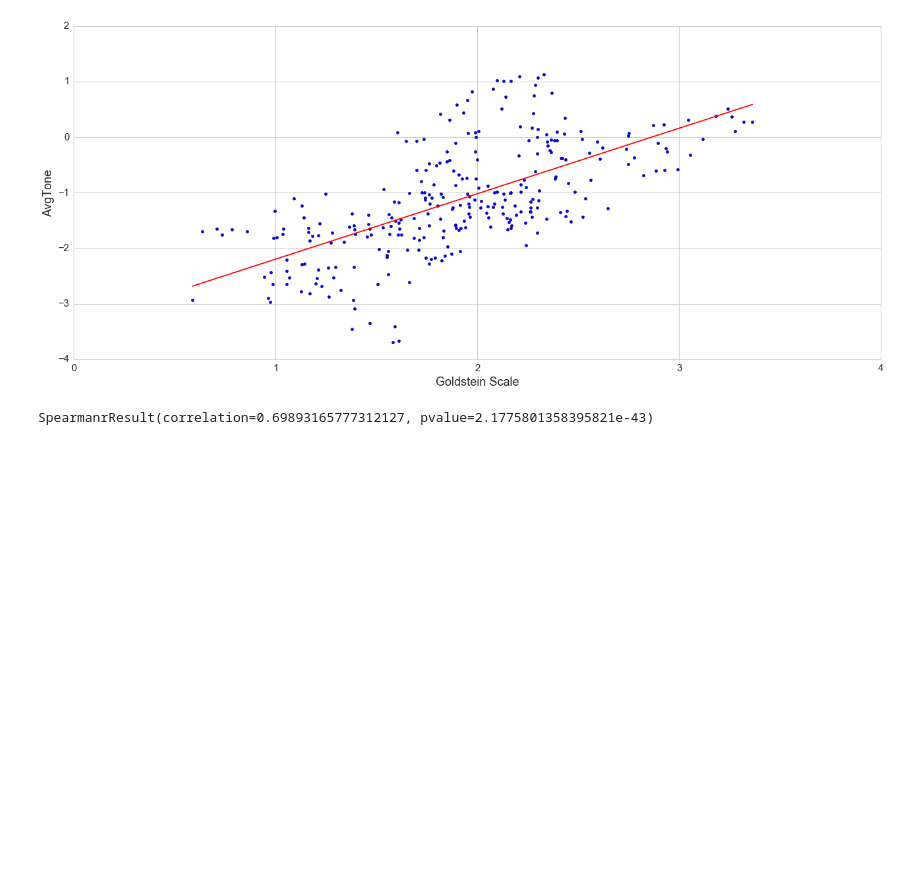
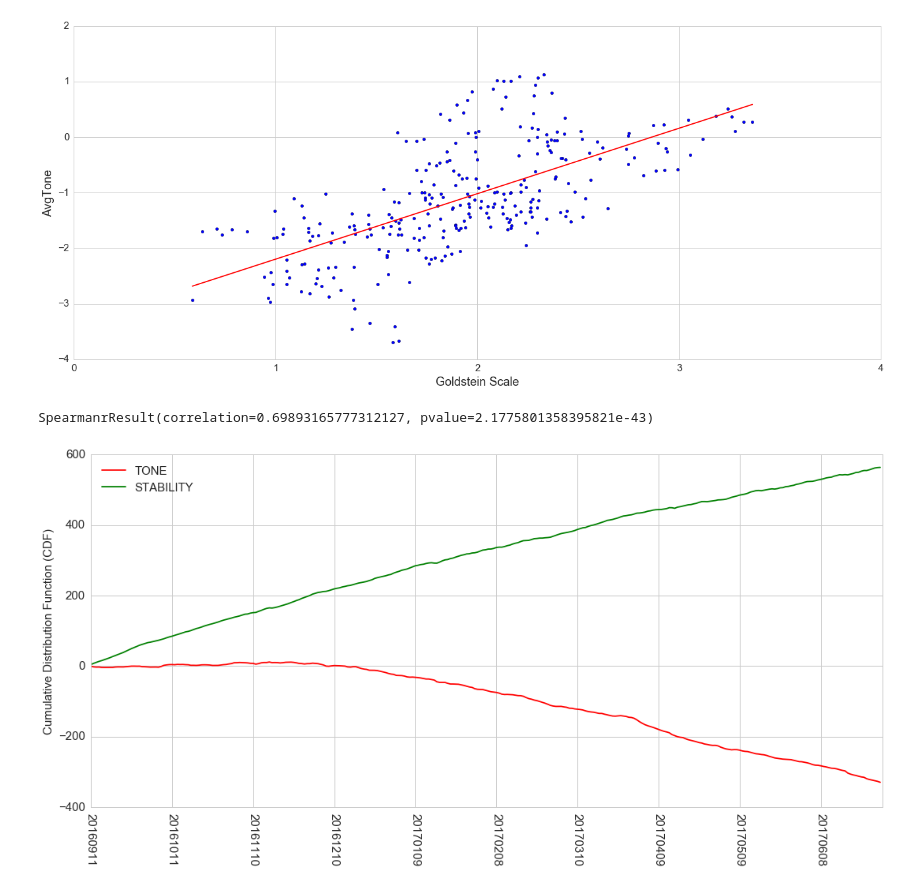
Before and after one commit to henrydambanemuya/gdelt-colombia, a Jupyter notebook: Notebooks/Events.ipynb, the cells around one changed output. Saved outputs shown, nothing was run; the diff lists cells and outputs as text; code cells hidden in the pictures; blank space fills up the shorter version.

Commit message:
Added Cumulative Distribution Function

```diff
--- a/Notebooks/Events.ipynb
+++ b/Notebooks/Events.ipynb
@@ -249,3 +248,23 @@ plt.show()
 sp.stats.spearmanr(tone_sma, stability_sma)
 # %% [output]
 SpearmanrResult(correlation=0.69893165777312127, pvalue=2.1775801358395821e-43)
+# %%
+labels = sorted([key for key in Counter(all_events['SQLDATE']).keys()])
+ind = np.arange(len(labels))
+
+fig, ax = plt.subplots(figsize=(18, 8))
+ax.set_title('', fontsize=15, fontweight='bold')
+ax.set_xlabel('', fontsize=15)
+ax.set_ylabel('Cumulative Distribution Function (CDF)' , fontsize=15)
+ax.tick_params(axis='x', labelsize=15)
+ax.tick_params(axis='y', labelsize=15)
+ax.set_xticks(np.arange(0, len(labels), 30))
+ax.set_xticklabels(ax.xaxis.get_majorticklabels(), rotation=270)
+plt.xlim([0,len(labels)])
+ax.set_xticklabels(labels[::30])
+plt.plot(ind, np.cumsum(tone), label='TONE', c='r')
+plt.plot(ind, np.cumsum(stability), label='STABILITY', c='g')
+plt.legend(loc='best', fontsize=15)
+plt.show()
+# %% [output]
+[figure, added]
```
Also changed, not shown: parts of 2 cells of this notebook.
